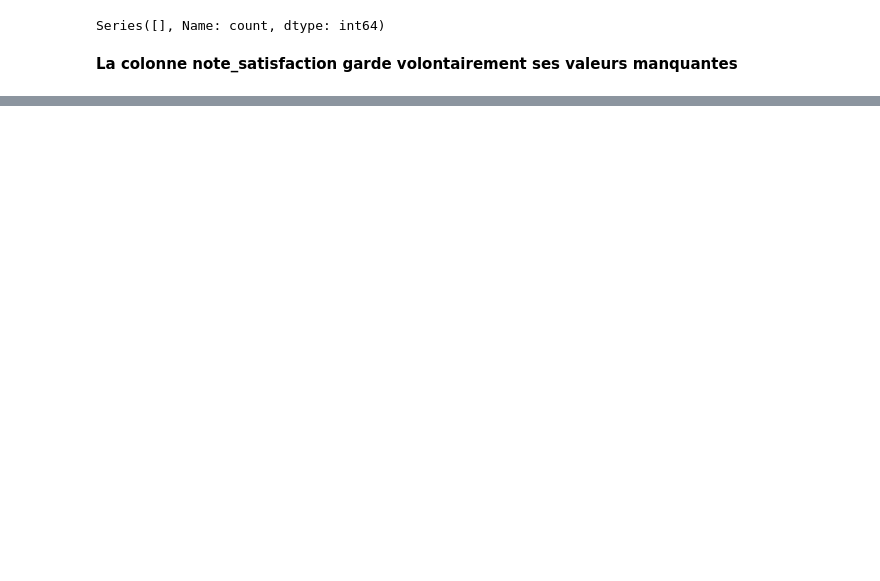
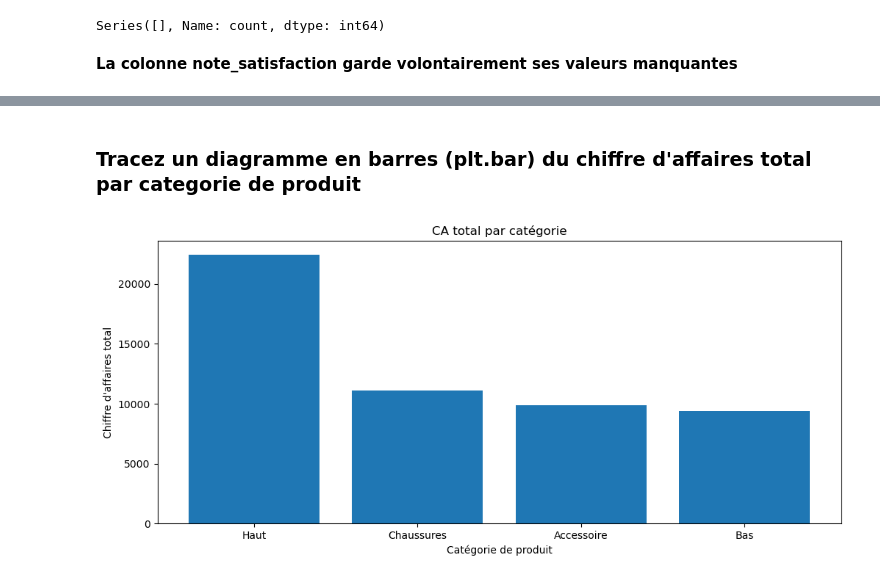
Before and after one commit to wilfriedx20/Analyse_Data_Frame, a Jupyter notebook: ventes_boutique/ventes_boutiques.ipynb, the cells around one changed output, grey strips where cells are left out. Saved outputs shown, nothing was run; the diff lists cells and outputs as text; code cells hidden in the pictures; blank space fills up the shorter version.

```diff
--- a/ventes_boutique/ventes_boutiques.ipynb
+++ b/ventes_boutique/ventes_boutiques.ipynb
@@ -188,0 +226,3 @@ Series([], Name: count, dtype: int64)
+# %%
+ca_total = df.groupby("categorie")['montant_total'].sum().sort_values(ascending = False)
+ca_total
@@ -188,0 +330,13 @@ Series([], Name: count, dtype: int64)
+# %% [markdown]
+### Tracez un diagramme en barres (plt.bar) du chiffre d'affaires total par categorie de produit
+# %%
+plt.figure(figsize=(12,5))
+
+plt.bar(ca_total.index, ca_total.values)
+plt.xlabel("Catégorie de produit")
+plt.ylabel("Chiffre d'affaires total")
+plt.title("CA total par catégorie")
+
+plt.show()
+# %% [output]
+[figure, added]
```
Also changed, not shown: parts of 28 cells of this notebook.
